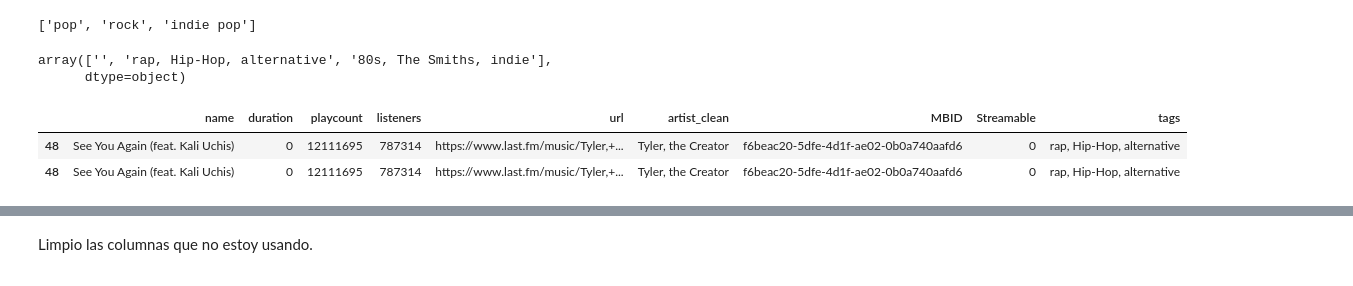
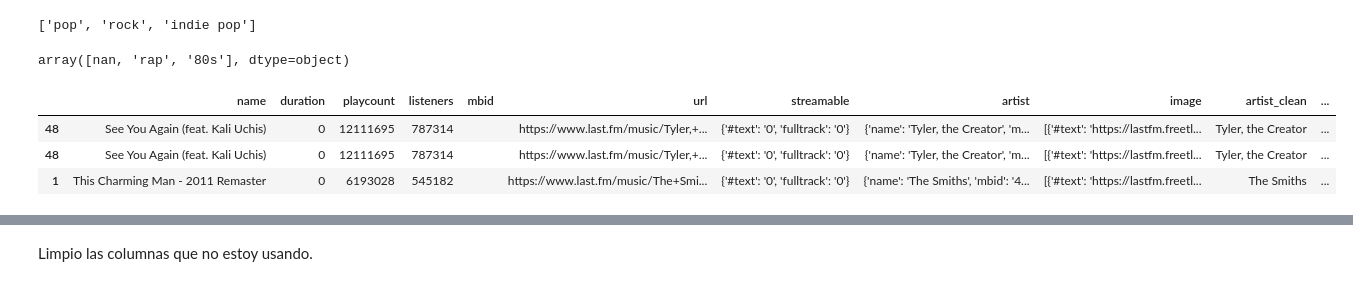
Before and after one commit to Ironhack-Data-Madrid-PartTime-Oct22/lab-APIs, a Jupyter notebook: solutions.ipynb, the cells around one changed output, grey strips where cells are left out. Saved outputs shown, nothing was run; the diff lists cells and outputs as text; code cells hidden in the pictures.

Commit message:
he conseguido extraer dos géneros de la api (╯‵□′)╯︵┻━┻

```diff
--- a/solutions.ipynb
+++ b/solutions.ipynb
@@ -260,0 +266,2 @@ tracks.head()
+# %%
+tracks[['name', 'artist_clean']].drop_duplicates(keep='first', inplace=True)
@@ -290,10 +302,10 @@ def getTrackTags(artist, track):
 
     # extraigo los top 5 tags de cada artistas
     try:
-        tags = [tag['name'] for tag in res.json()['toptags']['tag'][:3]]
-        return ', '.join(tags)
+        #tags = [tag['name'] for tag in res.json()['toptags']['tag'][:3]]
+        return res.json()['toptags']['tag'][0]['name'] ## no va muy bien esta parte y solo me extrae tres géneros...
     except:
-        return ''
+        return np.nan
 # %%
 tqdm.pandas()
 
@@ -302,11 +314,11 @@ tracks['tags'] = tracks.progress_apply(lambda x: getTrackTags(x.artist_clean, x.
 # %%
 tracks['tags'].unique()
 # %% [output]
-array(['', 'rap, Hip-Hop, alternative', '80s, The Smiths, indie'],
-      dtype=object)
+array([nan, 'rap', '80s'], dtype=object)
 # %%
-tracks[tracks['tags'] == 'rap, Hip-Hop, alternative']
+tracks[tracks['tags'].isnull() == False]
 # %% [output]
-|  | name | duration | playcount | listeners | url | artist_clean | MBID | Streamable | tags |
-| 48 | See You Again (feat. Kali Uchis) | 0 | 12111695 | 787314 | https://www.last.fm/music/Tyler,+... | Tyler, the Creator | f6beac20-5dfe-4d1f-ae02-0b0a740aafd6 | 0 | rap, Hip-Hop, alternative |
-| 48 | See You Again (feat. Kali Uchis) | 0 | 12111695 | 787314 | https://www.last.fm/music/Tyler,+... | Tyler, the Creator | f6beac20-5dfe-4d1f-ae02-0b0a740aafd6 | 0 | rap, Hip-Hop, alternative |
+|  | name | duration | playcount | listeners | mbid | url | streamable | artist | image | artist_clean | ... |
+| 48 | See You Again (feat. Kali Uchis) | 0 | 12111695 | 787314 |  | https://www.last.fm/music/Tyler,+... | {'#text': '0', 'fulltrack': '0'} | {'name': 'Tyler, the Creator', 'm... | [{'#text': 'https://lastfm.freetl... | Tyler, the Creator | ... |
+| 48 | See You Again (feat. Kali Uchis) | 0 | 12111695 | 787314 |  | https://www.last.fm/music/Tyler,+... | {'#text': '0', 'fulltrack': '0'} | {'name': 'Tyler, the Creator', 'm... | [{'#text': 'https://lastfm.freetl... | Tyler, the Creator | ... |
+| 1 | This Charming Man - 2011 Remaster | 0 | 6193028 | 545182 |  | https://www.last.fm/music/The+Smi... | {'#text': '0', 'fulltrack': '0'} | {'name': 'The Smiths', 'mbid': '4... | [{'#text': 'https://lastfm.freetl... | The Smiths | ... |
```
Also changed, not shown: parts of 12 cells of this notebook.
